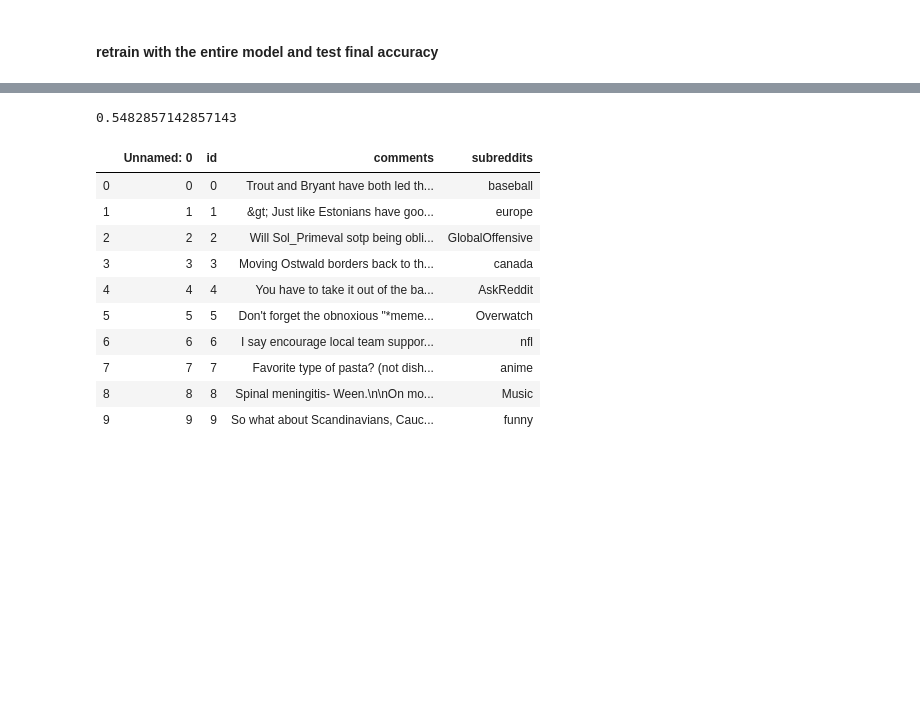
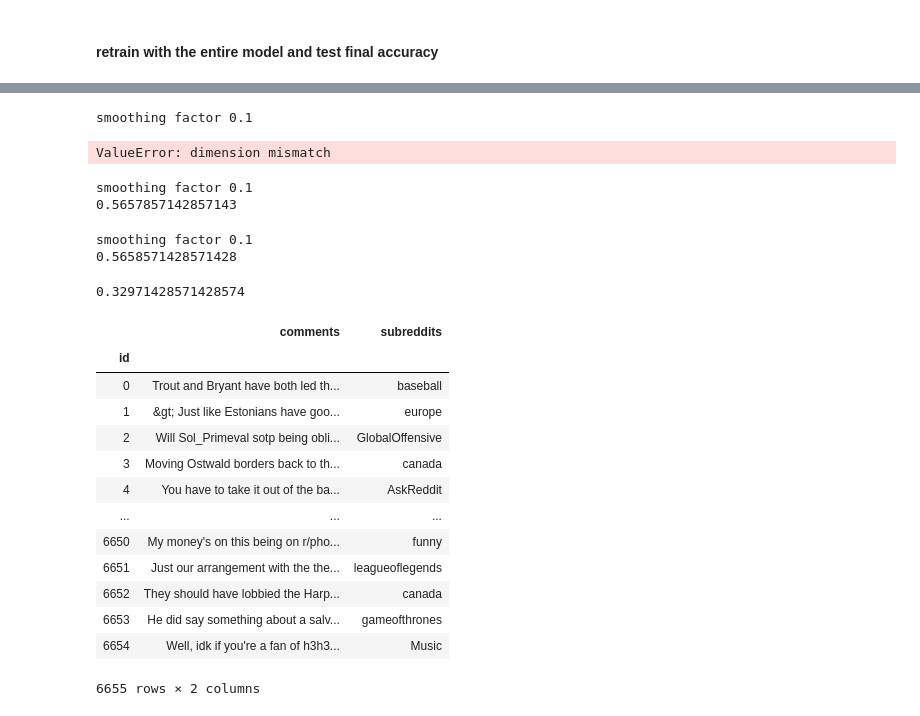
Before and after one commit to Lexfinity/ML-Project-2, a Jupyter notebook: main.ipynb, the cells around one changed output, grey strips where cells are left out. Drawn from its saved outputs; the diff is of its cells as text; code cells hidden in the pictures; blank space fills up the shorter version.

Commit message:
best working model, updated naive_bayes for alpha, calculated results, clean out code

```diff
--- a/main.ipynb
+++ b/main.ipynb
@@ -89,23 +323,66 @@ test for model <class 'sklearn.tree.tree.DecisionTreeClassifier'>
+# %%
+total_Xtrain = commentsTrain
+total_Xtrain_idf = tfidf.fit_transform(total_Xtrain)
+
+total_ytrain = subredditsTrain
+
+actual_Xtest = df.comments
+actual_Xtest_idf = tfidf.transform(actual_Xtest)
+
+actual_ytest = df.subreddits
+
+
+clf = CustomNaiveBayes(smoothing_factor=0.1)
+final_acc = getScoretWithModel(clf, GX_train_idf, actual_Xtest_idf, Gy_train, actual_ytest)
+print(final_acc)
+# %% [output]
+smoothing factor 0.1
+ValueError: dimension mismatch
+# %%
+token = RegexpTokenizer(r'[a-zA-Z0-9]+')
+tfidf = TfidfVectorizer(stop_words='english', strip_accents='ascii', ngram_range=(1, 1), lowercase=True, tokenizer = token.tokenize)
+GX_train_idf = tfidf.fit_transform(GX_train)
+GX_test_idf = tfidf.transform(GX_test)
+clf = CustomNaiveBayes(smoothing_factor=0.1)
+final_acc = getScoretWithModel(clf, GX_train_idf, GX_test_idf, Gy_train, Gy_test)
+print(final_acc)
+# %% [output]
+smoothing factor 0.1
+0.5657857142857143
+# %%
+tfidf = TfidfVectorizer(stop_words='english')
+GX_train_idf = tfidf.fit_transform(GX_train)
+GX_test_idf = tfidf.transform(GX_test)
+clf = CustomNaiveBayes(smoothing_factor=0.1)
+final_acc = getScoretWithModel(clf, GX_train_idf, GX_test_idf, Gy_train, Gy_test)
+print(final_acc)
+# %% [output]
+smoothing factor 0.1
+0.5658571428571428
 # %%
 GX_train_idf = tfidf.fit_transform(GX_train)
 GX_test_idf = tfidf.transform(GX_test)
-lr = LogisticRegression()
-final_acc = getScoretWithModel(lr, GX_train_idf, GX_test_idf, Gy_train, Gy_test)
+clf = tree.DecisionTreeClassifier()
+final_acc = getScoretWithModel(clf, GX_train_idf, GX_test_idf, Gy_train, Gy_test)
 print(final_acc)
 # %% [output]
-0.5482857142857143
+0.32971428571428574
 # %%
-df = pd.read_csv("data/test.csv")
-df.head(10)
+df = pd.read_csv("data/test1.csv", )
+df = df[['comments','subreddits']]
+df.index.name = 'id'
 # %% [output]
-|  | Unnamed: 0 | id | comments | subreddits |
-| 0 | 0 | 0 | Trout and Bryant have both led th... | baseball |
-| 1 | 1 | 1 | &gt; Just like Estonians have goo... | europe |
-| 2 | 2 | 2 | Will Sol_Primeval sotp being obli... | GlobalOffensive |
-| 3 | 3 | 3 | Moving Ostwald borders back to th... | canada |
-| 4 | 4 | 4 | You have to take it out of the ba... | AskReddit |
-| 5 | 5 | 5 | Don't forget the obnoxious "*meme... | Overwatch |
-| 6 | 6 | 6 | I say encourage local team suppor... | nfl |
-| 7 | 7 | 7 | Favorite type of pasta? (not dish... | anime |
-| 8 | 8 | 8 | Spinal meningitis- Ween.\n\nOn mo... | Music |
-| 9 | 9 | 9 | So what about Scandinavians, Cauc... | funny |
+|  | comments | subreddits |
+| id |  |  |
+| 0 | Trout and Bryant have both led th... | baseball |
+| 1 | &gt; Just like Estonians have goo... | europe |
+| 2 | Will Sol_Primeval sotp being obli... | GlobalOffensive |
+| 3 | Moving Ostwald borders back to th... | canada |
+| 4 | You have to take it out of the ba... | AskReddit |
+| ... | ... | ... |
+| 6650 | My money's on this being on r/pho... | funny |
+| 6651 | Just our arrangement with the the... | leagueoflegends |
+| 6652 | They should have lobbied the Harp... | canada |
+| 6653 | He did say something about a salv... | gameofthrones |
+| 6654 | Well, idk if you're a fan of h3h3... | Music |
+6655 rows × 2 columns
```
Also changed, not shown: parts of 38 cells of this notebook, 6 other files.
